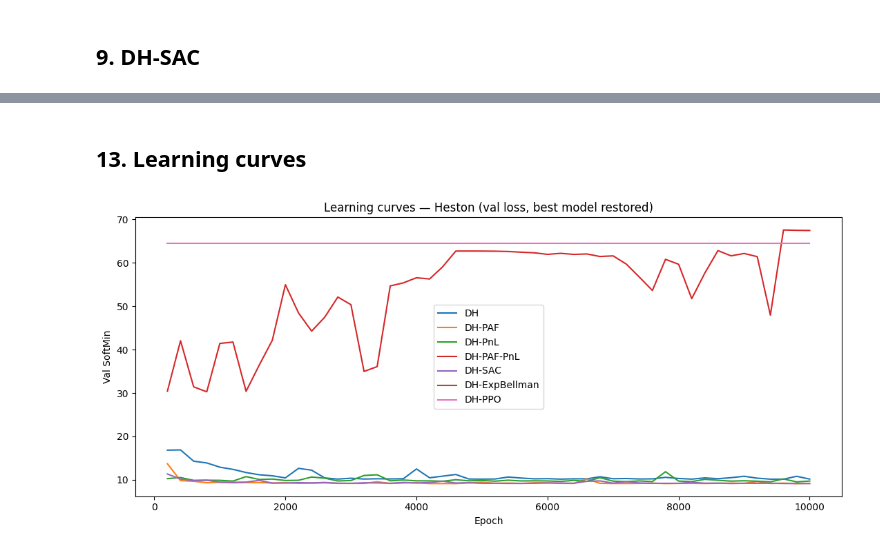
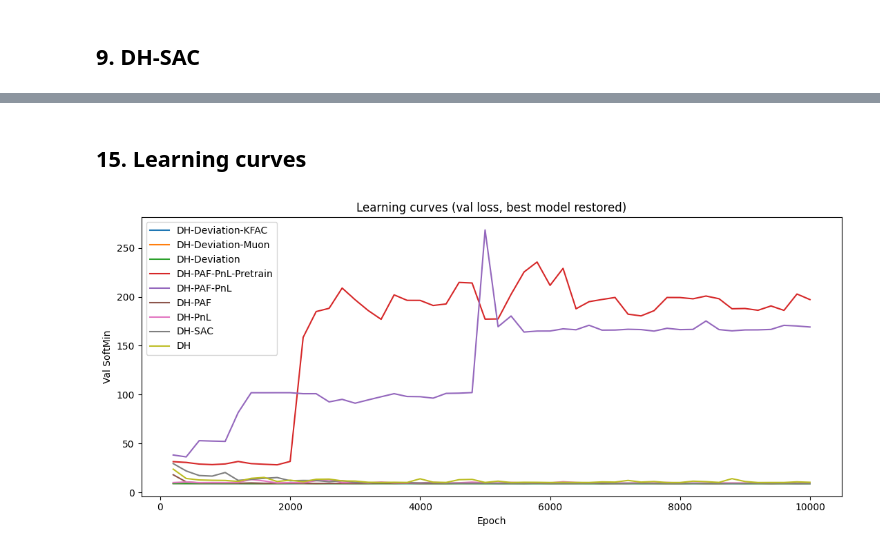
Before and after one commit to ChistyakovArtem/deep-hedging-improvements, a Jupyter notebook: gbm_comparison.ipynb, the cells around one changed output, grey strips where cells are left out. Drawn from its saved outputs; the diff is of its cells as text; code cells hidden in the pictures.

```diff
--- a/gbm_comparison.ipynb
+++ b/gbm_comparison.ipynb
@@ -216,7 +249,20 @@ run_trainer(
 # %%
-print(f"\n{'Method':<24} {'SoftMin':>10} {'PnL mean':>10} {'PnL std':>9} {'Fees mean':>10}")
-print('─' * 68)
-for name, res in results.items():
-    pnl, fees = res['pnl'], res['fees']
-    print(f"{name:<24} {softmin_np(pnl):>10.4f} {pnl.mean():>10.4f} "
-          f"{pnl.std():>9.4f} {fees.mean():>10.4f}")
+import glob, json
+
+def load_results(results_dir: str) -> dict:
+    """Load all saved logs from results_dir into results dict."""
+    loaded = {}
+    for fpath in sorted(glob.glob(os.path.join(results_dir, '*.json'))):
+        name = os.path.splitext(os.path.basename(fpath))[0].replace('_', ' ')
+        with open(fpath) as f:
+            log = json.load(f)
+        # baseline записи имеют mean_pnl/std_pnl, восстанавливаем заглушку
+        loaded[name] = {
+            'pnl':  None,
+            'fees': None,
+            'log':  log,
+        }
+    return loaded
+
+
+results = load_results(RESULTS_DIR)
@@ -226,0 +269,16 @@ PPO                         67.6596    -8.3935   11.8648     0.1041
+# %%
+print(f"\n{'Method':<24} {'SoftMin':>10} {'PnL mean':>10} {'PnL std':>9} {'Fees mean':>10}")
+print('─' * 68)
+for name, res in results.items():
+    log = res.get('log', [])
+    if res['pnl'] is not None:
+        pnl, fees = res['pnl'], res['fees']
+        print(f"{name:<24} {softmin_np(pnl):>10.4f} {pnl.mean():>10.4f} "
+              f"{pnl.std():>9.4f} {fees.mean():>10.4f}")
+    elif log:
+        # берём последнюю запись из лога
+        last = log[-1]
+        sm   = last.get('val_loss', float('nan'))
+        mean = last.get('mean_pnl', float('nan'))
+        std  = last.get('std_pnl',  float('nan'))
+        print(f"{name:<24} {sm:>10.4f} {mean:>10.4f} {std:>9.4f} {'n/a':>10}")
@@ -227,19 +299,21 @@ PPO                         67.6596    -8.3935   11.8648     0.1041
 # %% [markdown]
-## 13. Learning curves
+## 15. Learning curves
 # %%
 fig, ax = plt.subplots(figsize=(11, 5))
 for name, res in results.items():
     log = res.get('log', [])
+    # фильтруем baseline (одна запись с epoch=0)
+    log = [e for e in log if e.get('epoch', 0) > 0]
     if not log:
         continue
     ax.plot([e['epoch']    for e in log],
             [e['val_loss'] for e in log], label=name)
 ax.set_xlabel('Epoch')
 ax.set_ylabel('Val SoftMin')
-ax.set_title('Learning curves — Heston (val loss, best model restored)')
+ax.set_title('Learning curves (val loss, best model restored)')
 ax.legend()
 plt.tight_layout()
 plt.show()
 # %% [output]
-[figure, old version]
+[figure, new version]
 # %%
```
Also changed, not shown: parts of 30 cells of this notebook.
